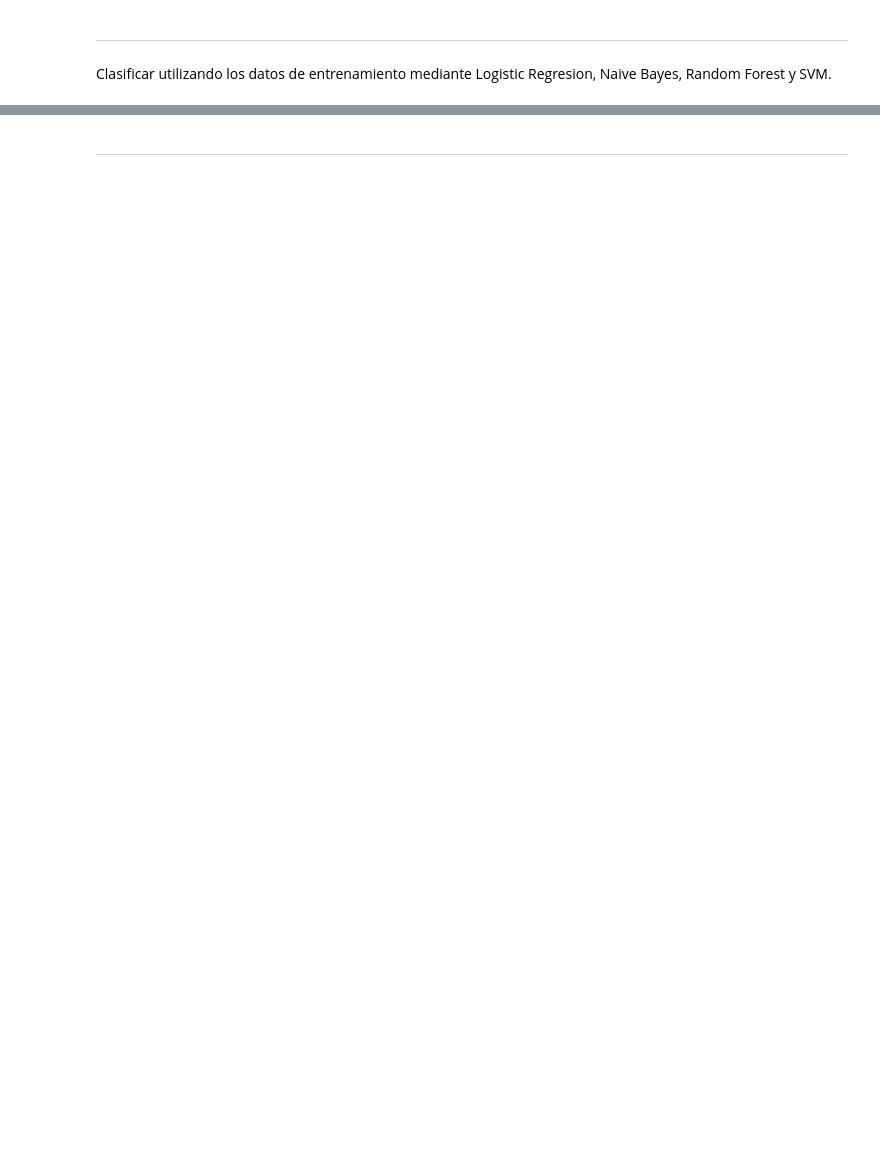
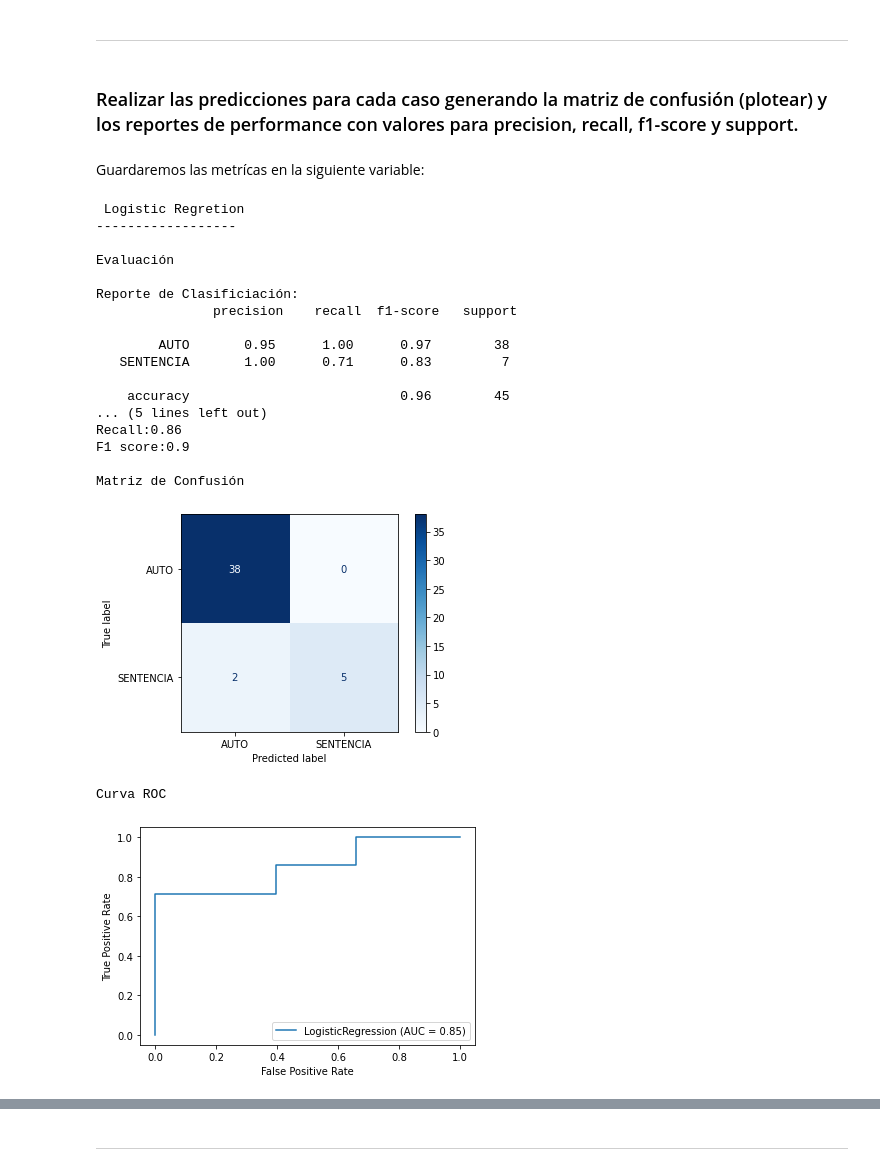
Before and after one commit to csarate/DiploDatos2020, a Jupyter notebook: Practicos/Practico 3 - Introducción al Aprendizaje Supervisado.ipynb, the cells around one changed output, grey strips where cells are left out. Cells and saved outputs as stored; diff of their text form; code cells hidden in the pictures; blank space fills up the shorter version.

```diff
--- a/Practicos/Practico 3 - Introducción al Aprendizaje Supervisado.ipynb
+++ b/Practicos/Practico 3 - Introducción al Aprendizaje Supervisado.ipynb
@@ -34,0 +259,20 @@ Dividir los datos en entrenamiento y validación con un procentaje de 70% para e
+# %%
+def get_metricas(titulo, y_train, y_train_pred, y_test, y_test_pred):
+    print('\n',titulo)
+    print('-' * len(titulo))
+
+    # Datos de Evaluación
+    tn, fp, fn, tp = metrics.confusion_matrix(y_test, y_test_pred).ravel()
+    accuracy = metrics.accuracy_score(y_test, y_test_pred)
+    precision = metrics.precision_score(y_test, y_test_pred, average="macro")
+    recall = metrics.recall_score(y_test, y_test_pred, average="macro")
+    f1 = metrics.f1_score(y_test, y_test_pred, average="macro")
+
+    print('\nEvaluación')
+    print('\nReporte de Clasificiación:\n', metrics.classification_report(y_test, y_test_pred))
+    print(f'Accuracy:{accuracy:{0.2}}')
+    print(f'Precision:{precision:{0.2}}')
+    print(f'Recall:{recall:{0.2}}')
+    print(f'F1 score:{f1:{0.2}}')
+
+    return tp, fp, tn, fn, accuracy, precision, recall, f1
@@ -35,4 +285,51 @@ Dividir los datos en entrenamiento y validación con un procentaje de 70% para e
+# %%
+def entreno_modelo(titulo, model, X_train, y_train, X_test, y_test):
+    model.fit(X_train, y_train)
+
+    y_train_pred = model.predict(X_train)
+    y_test_pred = model.predict(X_test)
+
+    tp, fp, tn, fn, accuracy, precision, recall, f1 = get_metricas(titulo, y_train, y_train_pred, y_test, y_test_pred)
+
+    print('\nMatriz de Confusión')
+    metrics.plot_confusion_matrix(model, X_test, y_test, cmap=plt.cm.Blues)
+    plt.show()
+
+    print('\nCurva ROC')
+    metrics.plot_roc_curve(model, X_test, y_test)
+    plt.show()
+
+    return tp, fp, tn, fn, accuracy, precision, recall, f1
 # %% [markdown]
  ----------------------------------------------------------------------------------------------------------
-# %% [markdown]
-Clasificar utilizando los datos de entrenamiento mediante Logistic Regresion, Naive Bayes, Random Forest y SVM.
+# %% [markdown]
+### Realizar las predicciones para cada caso generando la matriz de confusión (plotear) y los reportes de performance con valores para precision, recall, f1-score y support.
+# %% [markdown]
+Guardaremos las metrícas en la siguiente variable:
+# %%
+model_list = []
+# %%
+# Entreno con Logistic Regretion
+tp, fp, tn, fn, accuracy, precision, recall, f1 = entreno_modelo('Logistic Regretion', LogisticRegression(solver='lbfgs'), X_train, y_train, X_test, y_test)
+model_list.append(['Logistic Regretion', tp, fp, tn, fn, accuracy, precision, recall, f1])
+# %% [output]
+ Logistic Regretion
+------------------
+
+Evaluación
+
+Reporte de Clasificiación:
+               precision    recall  f1-score   support
+
+        AUTO       0.95      1.00      0.97        38
+   SENTENCIA       1.00      0.71      0.83         7
+
+    accuracy                           0.96        45
+... (5 lines left out)
+Recall:0.86
+F1 score:0.9
+
+Matriz de Confusión
+[figure, added]
+Curva ROC
+[figure, added]
```
Also changed, not shown: parts of 68 cells of this notebook.
